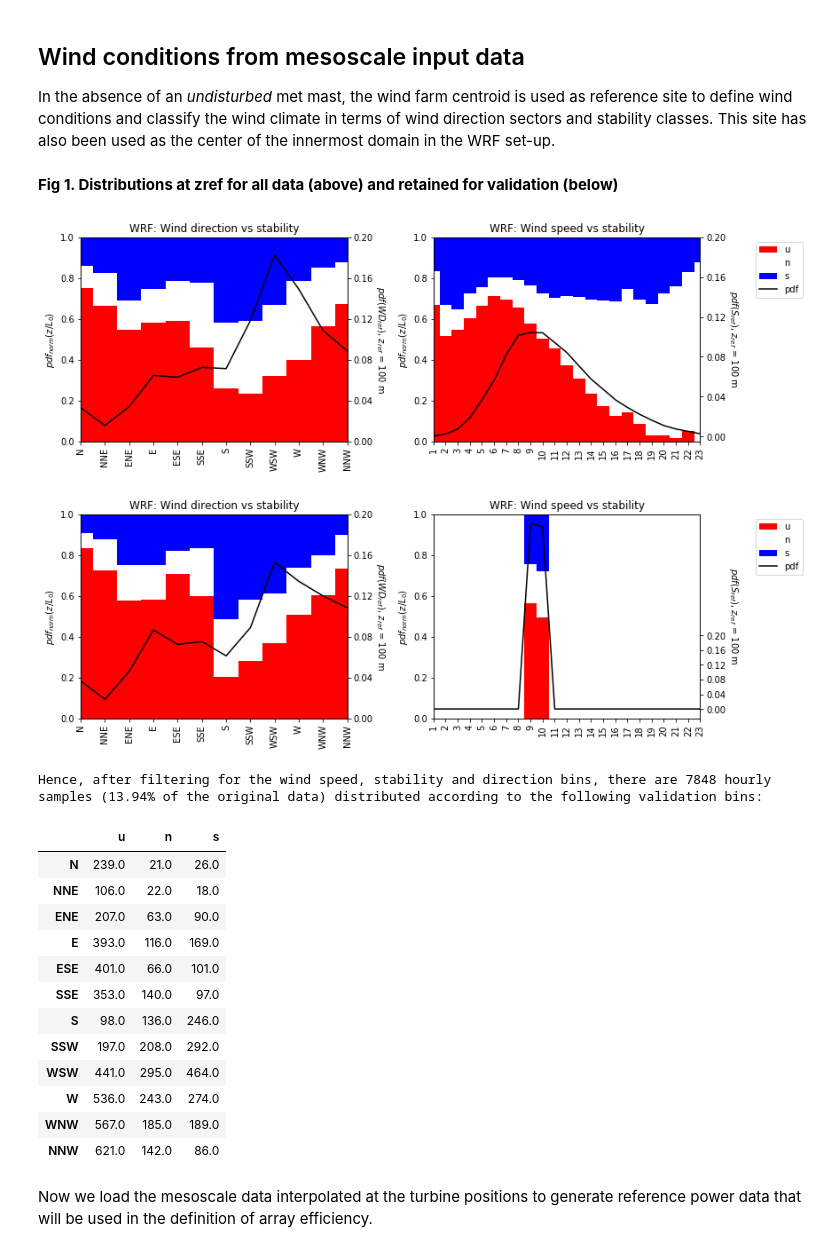
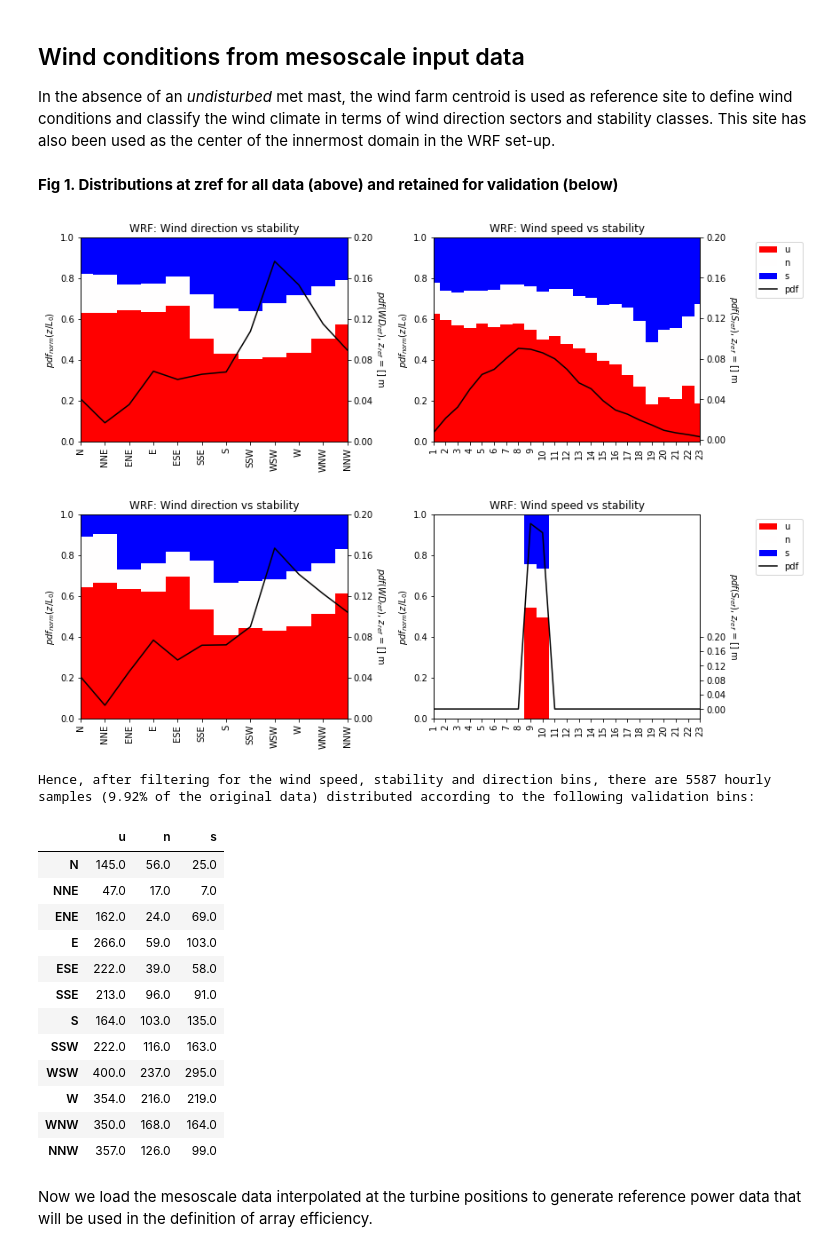
Before and after one commit to CENER-EPR/OWAbench, a Jupyter notebook: Ormonde/Ormonde_ArrayEfficiency.ipynb, the cells around one changed output. Saved outputs shown, nothing was run; the diff lists cells and outputs as text; code cells hidden in the pictures.

Commit message:
Major update on all sites

```diff
--- a/Ormonde/Ormonde_ArrayEfficiency.ipynb
+++ b/Ormonde/Ormonde_ArrayEfficiency.ipynb
@@ -50,0 +30,25 @@ IPython.OutputArea.prototype._should_scroll = function(lines) {
+# %%
+n_sim = 19 # number of submited simulations + 1 (ensemble)
+sims = pd.DataFrame(columns = ['ID','Ensemble','Participant','Model Name', 'Model Type','Approach','Input','Remarks','Label'],
+                   index = np.arange(0,n_sim,1))
+sims.loc[0]  = ['orm00a'  ,0,'CENER'    ,'FLORIS'     ,'Porté-Agel'         ,'ts','wakes,ref','Neutral'         ,'0_CENER_PortéAgelNeutral_ts_wakes_ref']
+sims.loc[1]  = ['orm00b'  ,0,'CENER'    ,'FLORIS'     ,'Jensen'             ,'ts','wakes,ref','Neutral'         ,'0_CENER_JensenNeutral_ts_wakes_ref'   ]
+sims.loc[2]  = ['orm00c'  ,0,'CENER'    ,'FLORIS'     ,'Multizone'          ,'ts','wakes,ref','Neutral'         ,'0_CENER_MultizoneNeutral_ts_wakes_ref']
+sims.loc[3]  = ['orm01'   ,1,'ProPlanEn','WakeBlaster','RANS Eddy-Vis'      ,'ts','wakes,wt' ,' '               ,'1_ProPlanEn_WakeBlaster_ts_wakes_wt']
+sims.loc[4]  = ['orm02a'  ,1,'TU-Delft' ,'eWakeLab'   ,'PARK83'             ,'ts','ctrl,wt'  ,'Dynamic Cw'      ,'2_TUD_PARK83_ts_ctrl_wt']
+sims.loc[5]  = ['orm02b'  ,1,'TU-Delft' ,'eWakeLab'   ,'PARK83'             ,'ts','wakes,wt' ,'Dynamic Cw'      ,'2_TUD_PARK83_ts_wakes_wt']
+sims.loc[6]  = ['orm02c'  ,1,'TU-Delft' ,'eWakeLab'   ,'Bastankah&PortéAgel','ts','ctrl,wt'  ,'Dynamic Cw'      ,'2_TUD_BasPortéAgel_ts_ctrl_wt']
+sims.loc[7]  = ['orm02d'  ,1,'TU-Delft' ,'eWakeLab'   ,'Bastankah&PortéAgel','ts','wakes,wt' ,'Dynamic Cw'      ,'2_TUD_BasPortéAgel_ts_wakes_wt']
+sims.loc[8]  = ['orm05a'  ,1,'EMD'      ,'WindPro'    ,'PARK2'              ,'ts','wakes,wt' ,'TI-based'        ,'5_EMD_PARK2ti_ts_wakes_wt']
+sims.loc[9]  = ['orm05b'  ,1,'EMD'      ,'WindPro'    ,'PARK2'              ,'ts','wakes,wt' ,'Stability-based' ,'5_EMD_PARK2stab_ts_wakes_wt']
+sims.loc[10] = ['orm07b'  ,0,'IFPEN'    ,'FarmShadow' ,'Ishihara&Qian'      ,'ts','wakes,ref',' '               ,'7_IFPEN_IsiQian_ts_wakes_ref']
+sims.loc[11] = ['orm07c'  ,0,'IFPEN'    ,'FarmShadow' ,'Gaussian-Bast&Qian' ,'ts','wakes,ref',' '               ,'7_IFPEN_GaussQian_ts_wakes_ref']
+sims.loc[12] = ['orm08a'  ,1,'Anonymous','WindPro'    ,'PARK2'              ,'ts','wakes,wt' ,'Cw = 0.8TI'      ,'8_PARK_08TI_ts_wakes_wt']
+sims.loc[13] = ['orm08b'  ,1,'Anonymous','WindPro'    ,'PARK'               ,'ts','wakes,wt' ,'Cw = 0.67TI'     ,'8_PARK_067TI_ts_wakes_wt']
+sims.loc[14] = ['orm08c'  ,1,'Anonymous','WindPro'    ,'PARK'               ,'ts','wakes,wt' ,'Cw = 0.038'      ,'8_PARK2_038_ts_wakes_wt']
+sims.loc[15] = ['orm12a'  ,0,'Anonymous','Anonymous'  ,'Anonymous'          ,'ba','wakes,ref','Neutral 01'      ,'12_Neutral01_ba_wakes_ref']
+sims.loc[16] = ['orm12b'  ,0,'Anonymous','Anonymous'  ,'Anonymous'          ,'ba','wakes,ref','Stability 04'    ,'12_Stability04_ba_wakes_ref']
+sims.loc[17] = ['orm12c'  ,0,'Anonymous','Anonymous'  ,'Anonymous'          ,'ba','wakes,ref','Stability 06'    ,'12_Stability06_ba_wakes_ref']
+sims.loc[18] = ['ensemble',0,' '        ,' '          ,' '                  ,'ba','wakes,ref',' '               ,'ensemble']
+ensemble = sims.index[sims['Ensemble'] == 1].tolist()
+sims.style.set_properties(**{'text-align': 'center'})
@@ -97,56 +119,56 @@ In the absence of an *undisturbed* met mast, the wind farm centroid is used as r
 # %%
 # Define bins to classify wind conditions
 Sbins = np.array([8,10])              # around the maximum of the trust coefficient
 WDbins = np.arange(-15.,360.+15.,30)  # wind direction bins (12 sectors)
 WDbins_label = ['N','NNE','ENE','E','ESE','SSE',
                 'S','SSW','WSW','W','WNW','NNW']
 zLbins = [-0.2,-0.02, 0.02, 0.2]      # 3 stability bins
 zLbins_label = ['u','n','s']
 
 # interpolate to reference height
 zref = Hhub         # [m]
 
 # Load mesoscale data from the referent site (time-height profiles)
-mast = WindConditions('./inputs/Ormonde_Wakes_Lav30km_ref.nc', siteID, datefrom, dateto)
+mast = WindConditions('./inputs/Ormonde_Wakes_ref.nc', siteID, datefrom, dateto,'point')
 
 #init the bin averaging class
-bin_avrg = BinAvrg(siteID,datefrom, dateto, WDbins, WDbins_label, zLbins, zLbins_label,turbines['VDC ID'],sim_id)
+bin_avrg = BinAvrg(siteID,datefrom, dateto, WDbins, WDbins_label, zLbins, zLbins_label,turbines['VDC ID'],sims["ID"].values)
 
 #filter for wind speed bin
-scada_ts = bin_avrg.filter_s(mast, zref, scada_ts, Sbins)
+scada_ts = bin_avrg.filter_s(mast, [], scada_ts, Sbins)
 
 # Compute and plot distributions
-N_WDzL_all,_,_,_,_ = mast.plot_stability(WDbins,WDbins_label,zLbins,zLbins_label,zref)
+N_WDzL_all,_,_,_,_ = mast.plot_stability(WDbins,WDbins_label,zLbins,zLbins_label,[])
 
 # after filtering
-mast.reduce_to_ts(scada_ts)
-N_WDzL_speed,_,_,_,_ = mast.plot_stability(WDbins,WDbins_label,zLbins,zLbins_label,zref)
+mast.reduce_to_ts(scada_ts,'point')
+N_WDzL_speed,_,_,_,_ = mast.plot_stability(WDbins,WDbins_label,zLbins,zLbins_label,[])
 
 figcaption = ("**Fig 1. Distributions at zref for all data (above) and retained for validation (below)**")
 display(Markdown(figcaption))
 # %% [output]
 **Fig 1. Distributions at zref for all data (above) and retained for validation (below)**
-[figure, old version]
+[figure, new version]
-[figure, old version]
+[figure, new version]
 # %%
 Nval = N_WDzL_speed.sum().sum() # total number of samples in the validation dataset
 print("Hence, after filtering for the wind speed, stability and direction bins, there are %d hourly samples (%.2f%% of the original data) distributed according to the following validation bins:" % (Nval, Nval*100/Ntot))
 N_WDzL_speed
 # %% [output]
-Hence, after filtering for the wind speed, stability and direction bins, there are 7848 hourly samples (13.94% of the original data) distributed according to the following validation bins:
+Hence, after filtering for the wind speed, stability and direction bins, there are 5587 hourly samples (9.92% of the original data) distributed according to the following validation bins:
 |  | u | n | s |
-| N | 239.0 | 21.0 | 26.0 |
-| NNE | 106.0 | 22.0 | 18.0 |
-| ENE | 207.0 | 63.0 | 90.0 |
-| E | 393.0 | 116.0 | 169.0 |
-| ESE | 401.0 | 66.0 | 101.0 |
-| SSE | 353.0 | 140.0 | 97.0 |
-| S | 98.0 | 136.0 | 246.0 |
-| SSW | 197.0 | 208.0 | 292.0 |
-| WSW | 441.0 | 295.0 | 464.0 |
-| W | 536.0 | 243.0 | 274.0 |
-| WNW | 567.0 | 185.0 | 189.0 |
-| NNW | 621.0 | 142.0 | 86.0 |
+| N | 145.0 | 56.0 | 25.0 |
+| NNE | 47.0 | 17.0 | 7.0 |
+| ENE | 162.0 | 24.0 | 69.0 |
+| E | 266.0 | 59.0 | 103.0 |
+| ESE | 222.0 | 39.0 | 58.0 |
+| SSE | 213.0 | 96.0 | 91.0 |
+| S | 164.0 | 103.0 | 135.0 |
+| SSW | 222.0 | 116.0 | 163.0 |
+| WSW | 400.0 | 237.0 | 295.0 |
+| W | 354.0 | 216.0 | 219.0 |
+| WNW | 350.0 | 168.0 | 164.0 |
+| NNW | 357.0 | 126.0 | 99.0 |
 # %% [markdown]
 Now we load the mesoscale data interpolated at the turbine positions to generate reference power data that will be used in the definition of array efficiency.
 # %%
```
Also changed, not shown: parts of 31 cells of this notebook, 11 other files.
